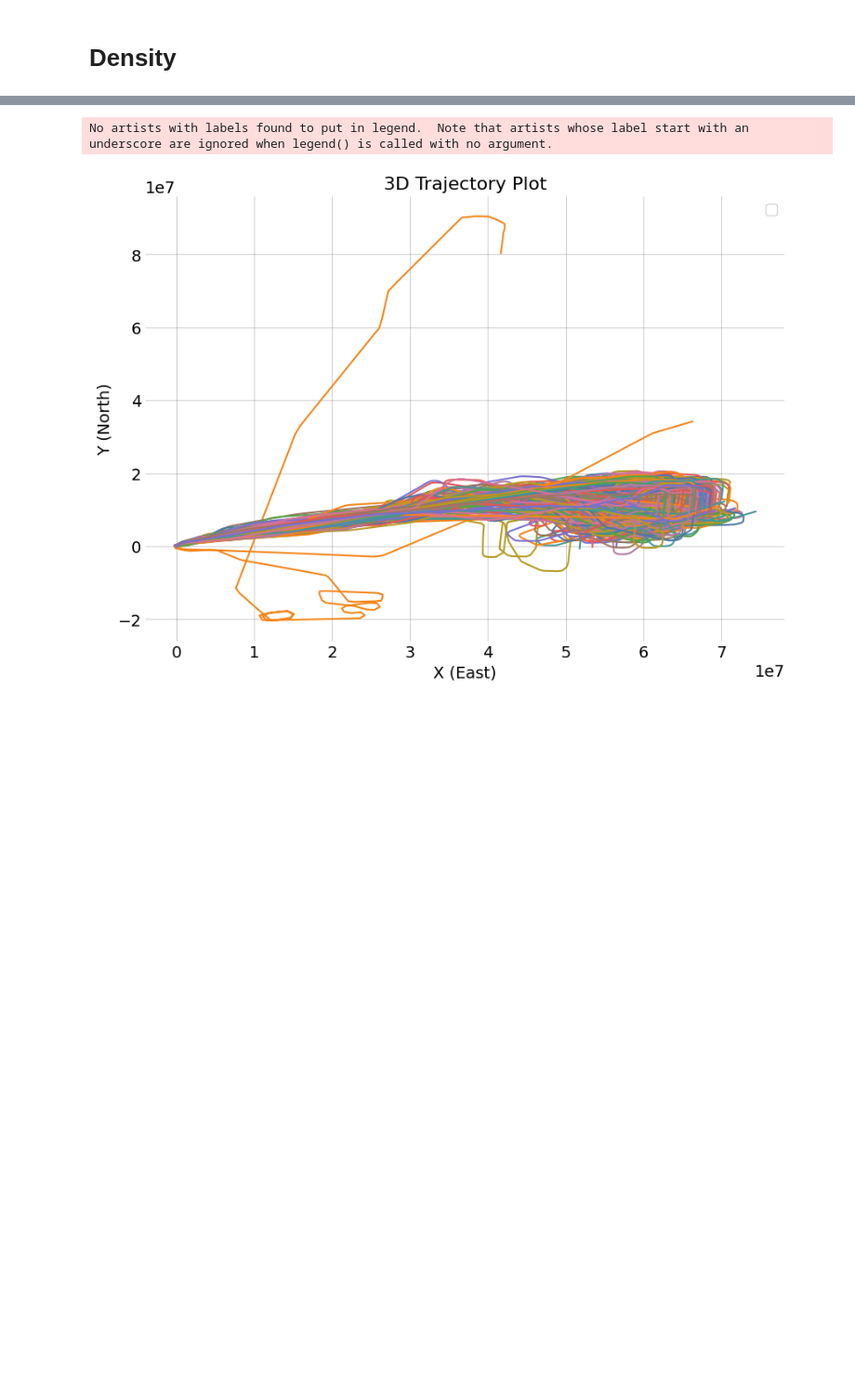
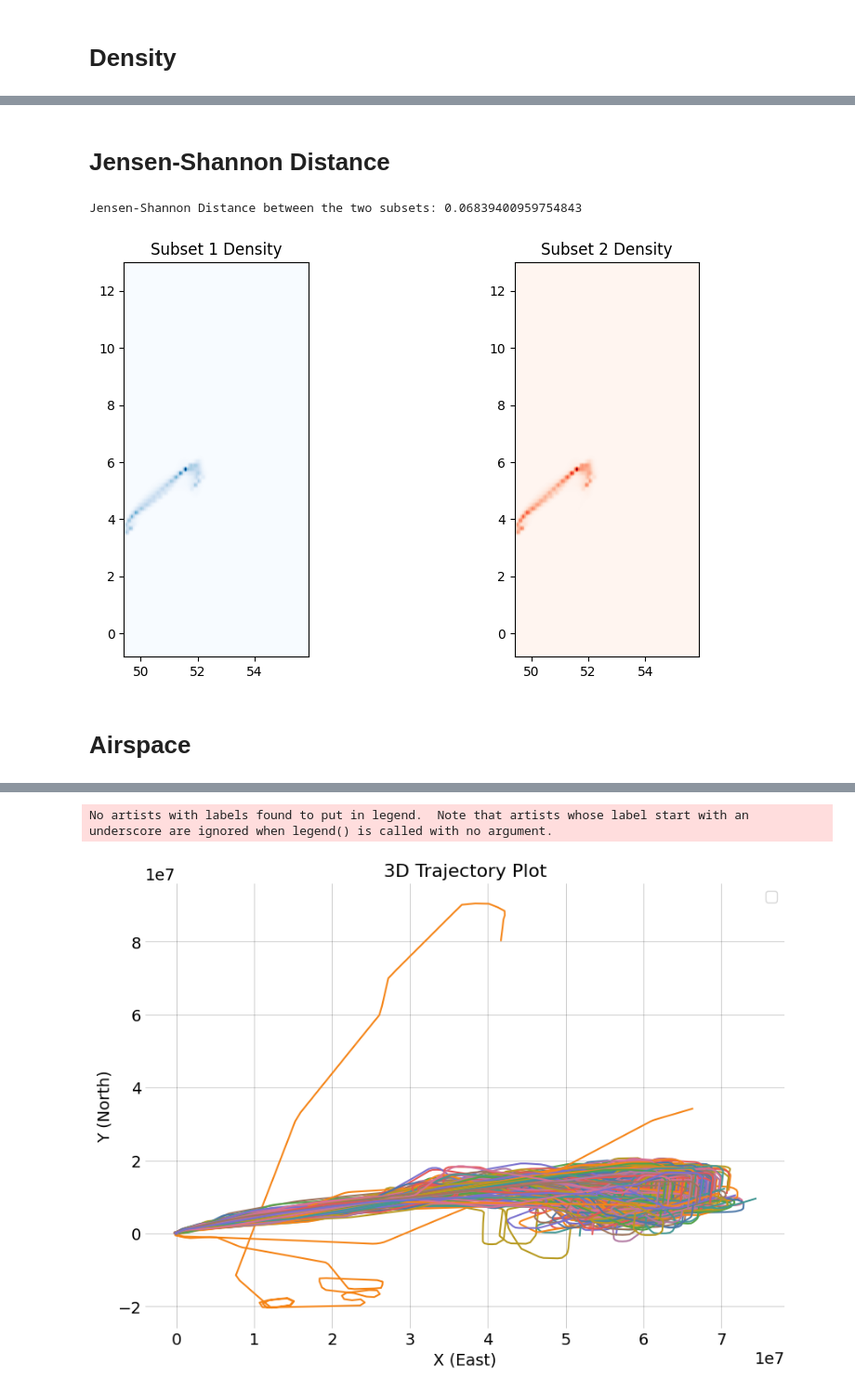
Before and after one commit to SynthAIr/DM_FM_Trajectories, a Jupyter notebook: src/data/OpenSky_viewer.ipynb, the cells around one changed output, grey strips where cells are left out. Shown at 93% size. Saved outputs shown, nothing was run; the diff lists cells and outputs as text; code cells hidden in the pictures; blank space fills up the shorter version.

Commit message:
Implemented Jensen.sen-Shannon and KL and PCA

```diff
--- a/src/data/OpenSky_viewer.ipynb
+++ b/src/data/OpenSky_viewer.ipynb
@@ -8,7 +8,7 @@ from traffic.core import Traffic
 
 #with open('', 'rb') as f:
 #df_original = Traffic.from_file('./resampled/combined_traffic_resampled_200.pkl')
-df_2 = Traffic.from_file('./OpenSky_EGLL_EHAM_trajectories.pkl')
+df_2 = Traffic.from_file('./OpenSky_EHAM_LIMC_trajectories.pkl')
 #df_original = df_original + df_2
 import pandas as pd
 import numpy as np
@@ -146,0 +146,73 @@ findfont: Font family 'Ubuntu' not found.
+# %% [markdown]
+# Jensen-Shannon Distance
+# %%
+import numpy as np
+from scipy.stats import gaussian_kde
+from scipy.special import rel_entr
+from scipy.spatial.distance import jensenshannon
+import matplotlib.pyplot as plt
+
+# Assuming df_2 is a traffic.core.Traffic object containing trajectories
+# Split the traffic object into two halves based on a criterion
+split_index = len(df_2) // 2  # Split at half the number of trajectories
+
+# Create two subsets (you can change the criteria if you want)
+df_subset1 = df_test[:split_index]
+df_subset2 = df_test[split_index:]
+
+# Convert the first subset to a DataFrame and extract lat/lon
+subset1_data = df_subset1.data[['latitude', 'longitude']].dropna().values
+subset2_data = df_subset2.data[['latitude', 'longitude']].dropna().values
+
+# Kernel Density Estimation (KDE) for both subsets
+kde_subset1 = gaussian_kde(subset1_data.T)
+kde_subset2 = gaussian_kde(subset2_data.T)
+
+# Create grid to evaluate KDEs over a common region (latitude, longitude)
+xgrid, ygrid = np.mgrid[
+    min(subset1_data[:, 0].min(), subset2_data[:, 0].min()):max(subset1_data[:, 0].max(), subset2_data[:, 0].max()):100j,
+    min(subset1_data[:, 1].min(), subset2_data[:, 1].min()):max(subset1_data[:, 1].max(), subset2_data[:, 1].max()):100j
+]
+
+grid_coords = np.vstack([xgrid.ravel(), ygrid.ravel()])
+
+# Evaluate the KDEs on the grid
+subset1_density = kde_subset1(grid_coords).reshape(100, 100)
+subset2_density = kde_subset2(grid_coords).reshape(100, 100)
+
+# Normalize densities to ensure they sum to 1 (turn them into probabilities)
+subset1_density /= np.sum(subset1_density)
+subset2_density /= np.sum(subset2_density)
+
+# Add a small constant to avoid zeros in the densities
+epsilon = 1e-10
+subset1_density += epsilon
+subset2_density += epsilon
+
+# Compute the average distribution M
+M = 0.5 * (subset1_density + subset2_density)
+
+# Calculate Jensen-Shannon distance using the scipy.spatial.distance.jensenshannon method
+js_distance = jensenshannon(subset1_density.ravel(), subset2_density.ravel(), base=2)
+kl_divergence = np.sum(rel_entr(subset1_density, subset2_density))
+
+print(f"KL Divergence between the two subsets: {kl_divergence}")
+
+print(f"Jensen-Shannon Distance between the two subsets: {js_distance}")
+
+# Plotting the KDEs for comparison
+fig, ax = plt.subplots(1, 2, figsize=(10, 5))
+
+ax[0].imshow(subset1_density, origin='lower', cmap='Blues', extent=[xgrid.min(), xgrid.max(), ygrid.min(), ygrid.max()])
+ax[0].set_title("Subset 1 Density")
+
+ax[1].imshow(subset2_density, origin='lower', cmap='Reds', extent=[xgrid.min(), xgrid.max(), ygrid.min(), ygrid.max()])
+ax[1].set_title("Subset 2 Density")
+
+plt.tight_layout()
+plt.show()
+# %% [output]
+Jensen-Shannon Distance between the two subsets: 0.06839400959754843
+[figure, added]
+# %% [markdown]
+# Airspace
```
Also changed, not shown: parts of 5 cells of this notebook.
